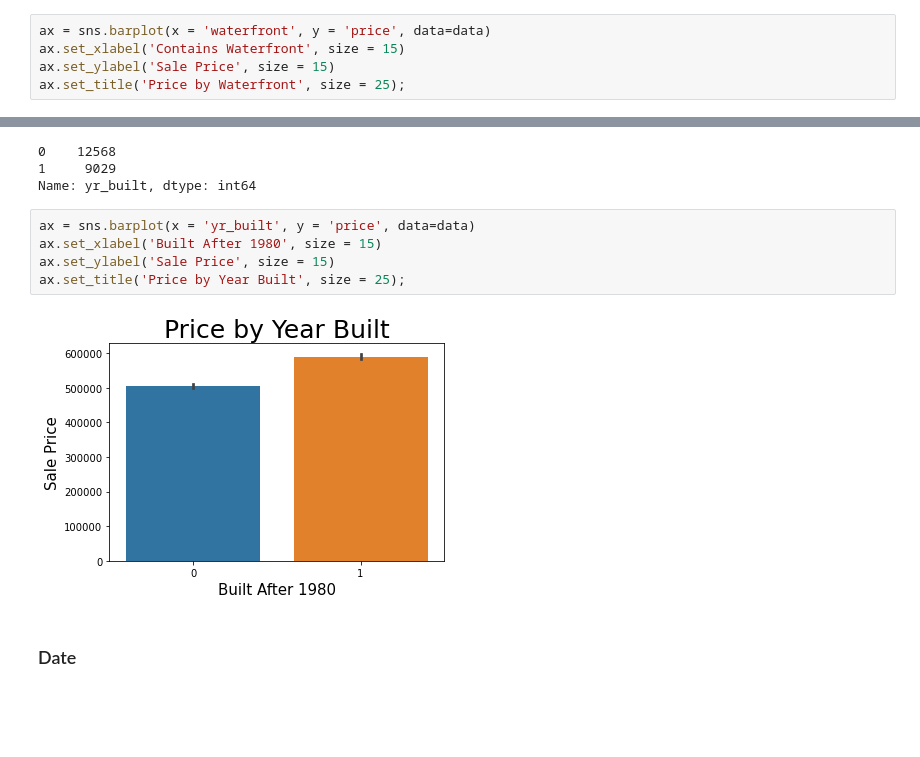
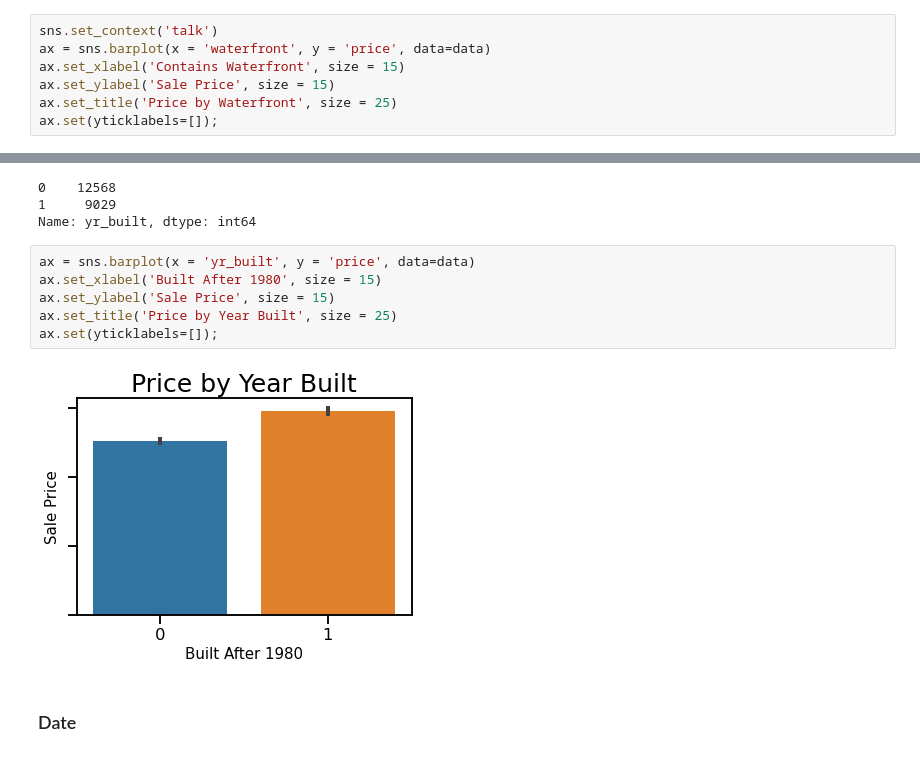
Before and after one commit to henrysvg/dsc-phase-2-project-v2-3, a Jupyter notebook: student.ipynb, the cells around one changed output, grey strips where cells are left out. Saved outputs shown, nothing was run; the diff lists cells and outputs as text; blank space fills up the shorter version.

```diff
--- a/student.ipynb
+++ b/student.ipynb
@@ -142,8 +142,10 @@ NO     0.992404
 YES    0.007596
 Name: waterfront, dtype: float64
 # %%
+sns.set_context('talk')
 ax = sns.barplot(x = 'waterfront', y = 'price', data=data)
 ax.set_xlabel('Contains Waterfront', size = 15)
 ax.set_ylabel('Sale Price', size = 15)
-ax.set_title('Price by Waterfront', size = 25);
+ax.set_title('Price by Waterfront', size = 25)
+ax.set(yticklabels=[]);
 # %% [output]
@@ -246,10 +248,11 @@ Name: yr_built, dtype: int64
 # %%
 ax = sns.barplot(x = 'yr_built', y = 'price', data=data)
 ax.set_xlabel('Built After 1980', size = 15)
 ax.set_ylabel('Sale Price', size = 15)
-ax.set_title('Price by Year Built', size = 25);
+ax.set_title('Price by Year Built', size = 25)
+ax.set(yticklabels=[]);
 # %% [output]
-[figure, old version]
+[figure, new version]
 # %% [markdown]
 ### Date
 # %%
```
Also changed, not shown: parts of 21 cells of this notebook, 3 other files.
